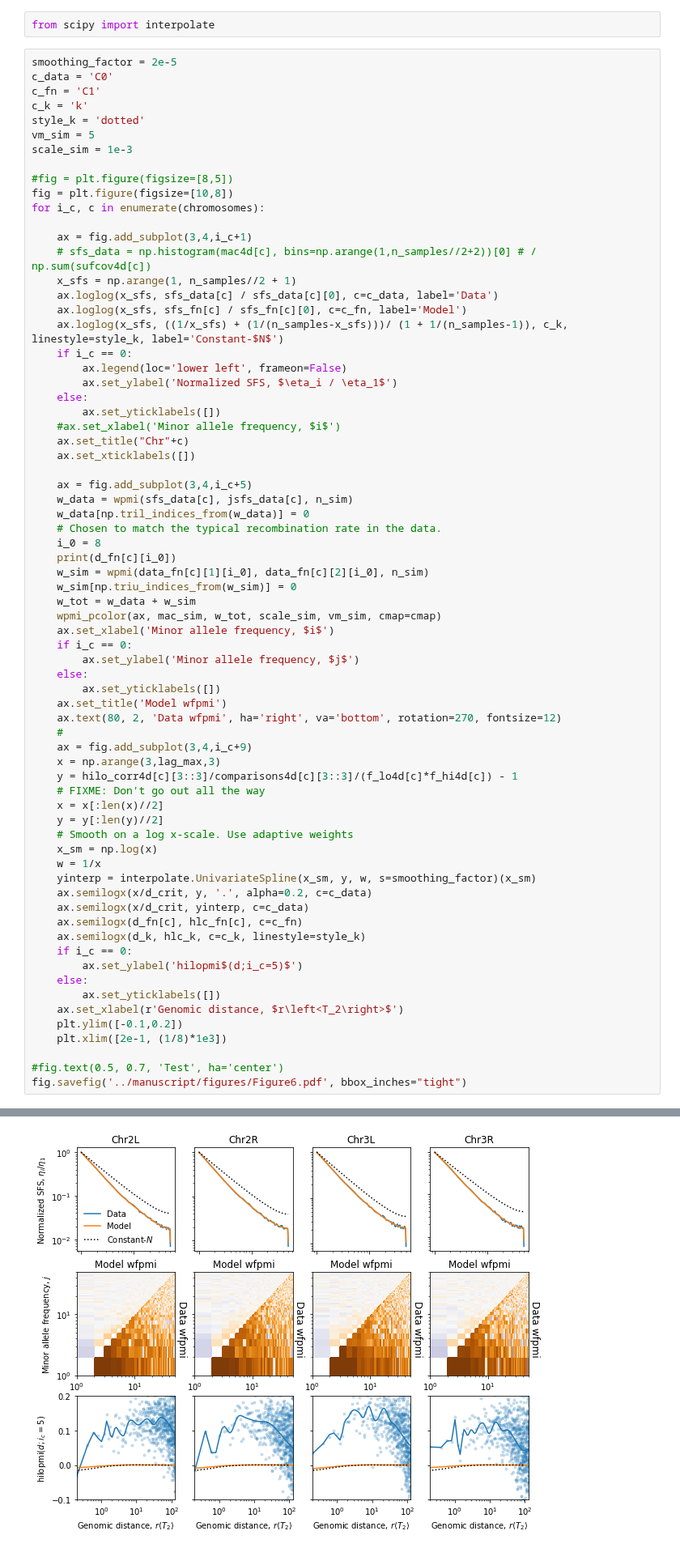
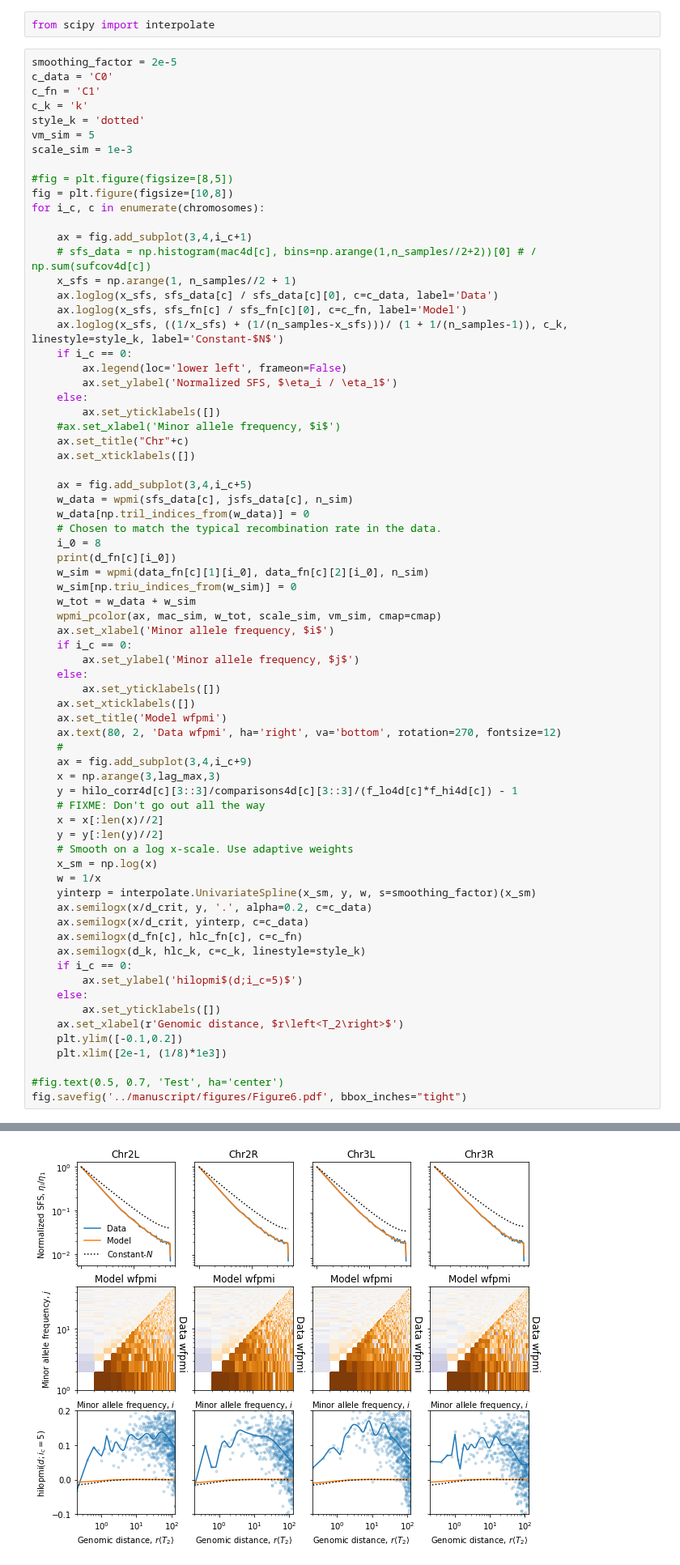
Before and after one commit to dp-rice/multiplemergers, a Jupyter notebook: notebooks/DPGP3_with_fastNeutrino_18-08-05.ipynb, the cells around one changed output, grey strips where cells are left out. Shown at 81% size. Saved outputs shown, nothing was run; the diff lists cells and outputs as text.

Commit message:
Tweak DPGP3 figure.

```diff
--- a/notebooks/DPGP3_with_fastNeutrino_18-08-05.ipynb
+++ b/notebooks/DPGP3_with_fastNeutrino_18-08-05.ipynb
@@ -542,36 +542,37 @@ for i_c, c in enumerate(chromosomes):
         ax.set_ylabel('Minor allele frequency, $j$')
     else:
         ax.set_yticklabels([])
+    ax.set_xticklabels([])
     ax.set_title('Model wfpmi')
     ax.text(80, 2, 'Data wfpmi', ha='right', va='bottom', rotation=270, fontsize=12)
     #
     ax = fig.add_subplot(3,4,i_c+9)
     x = np.arange(3,lag_max,3)
     y = hilo_corr4d[c][3::3]/comparisons4d[c][3::3]/(f_lo4d[c]*f_hi4d[c]) - 1
     # FIXME: Don't go out all the way
     x = x[:len(x)//2]
     y = y[:len(y)//2]
     # Smooth on a log x-scale. Use adaptive weights
     x_sm = np.log(x)
     w = 1/x
     yinterp = interpolate.UnivariateSpline(x_sm, y, w, s=smoothing_factor)(x_sm)
     ax.semilogx(x/d_crit, y, '.', alpha=0.2, c=c_data)
     ax.semilogx(x/d_crit, yinterp, c=c_data)
     ax.semilogx(d_fn[c], hlc_fn[c], c=c_fn)
     ax.semilogx(d_k, hlc_k, c=c_k, linestyle=style_k)
     if i_c == 0:
         ax.set_ylabel('hilopmi$(d;i_c=5)$')
     else:
         ax.set_yticklabels([])
     ax.set_xlabel(r'Genomic distance, $r\left<T_2\right>$')
     plt.ylim([-0.1,0.2])
     plt.xlim([2e-1, (1/8)*1e3])
 
 #fig.text(0.5, 0.7, 'Test', ha='center')
 fig.savefig('../manuscript/figures/Figure6.pdf', bbox_inches="tight")
 # %% [output]
 8.14717908469
 7.73136341626
 9.37759533653
 7.52039051571
-[figure, old version]
+[figure, new version]
```
Also changed, not shown: 2 other files.
